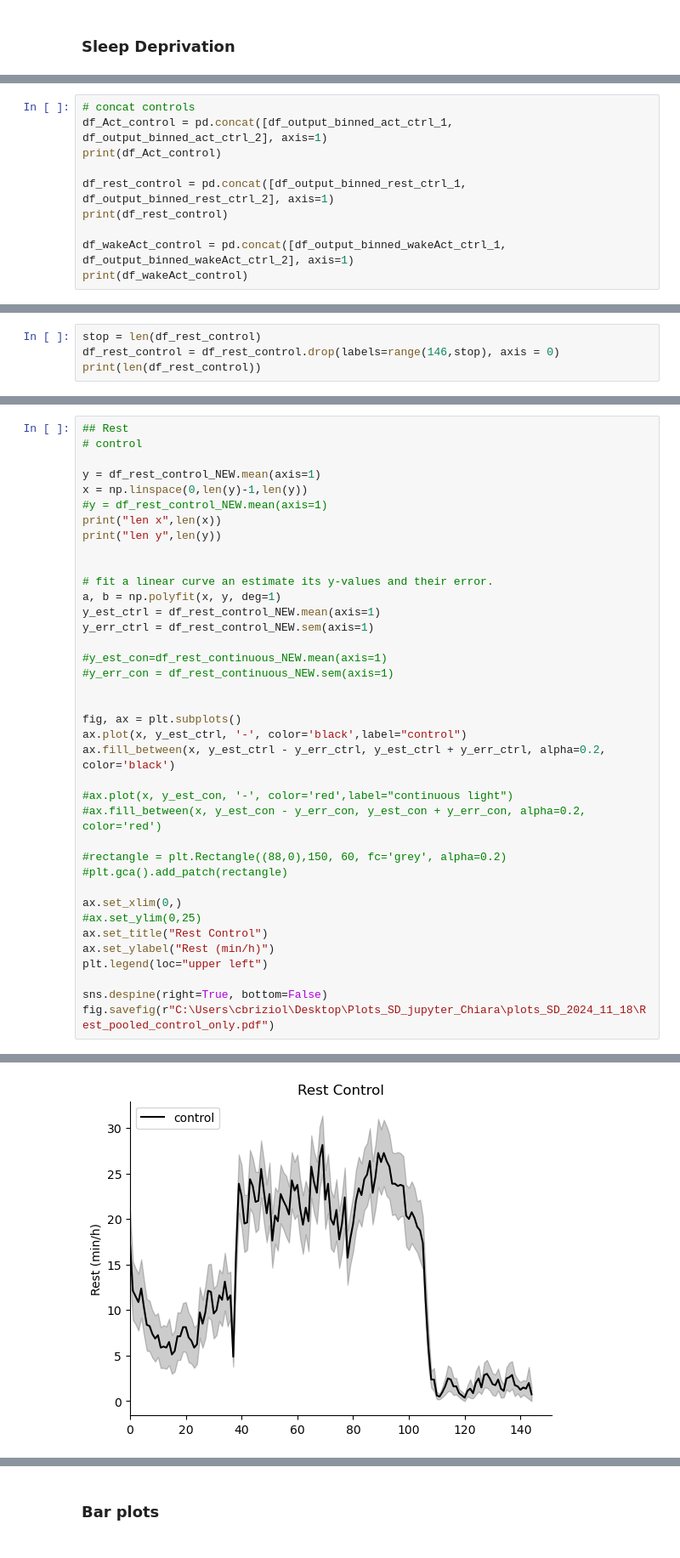
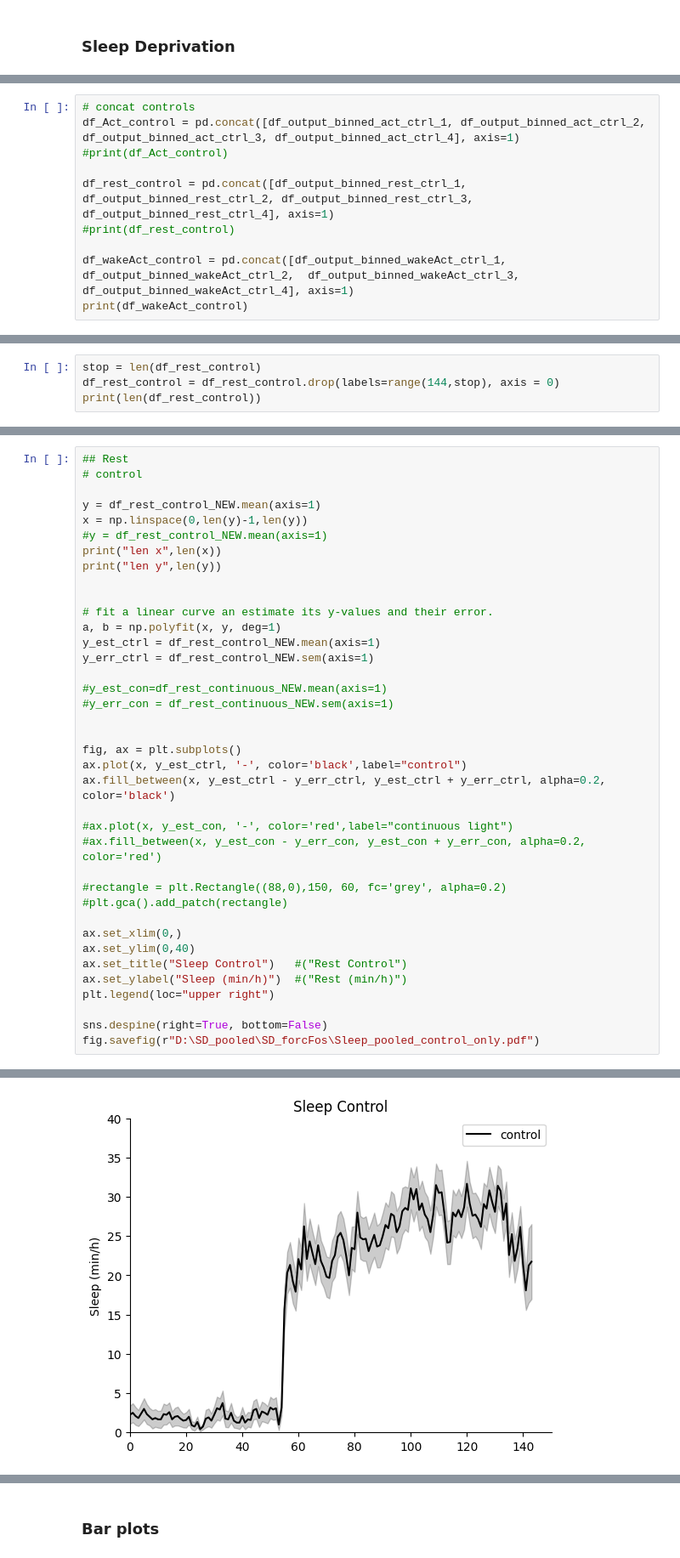
Before and after one commit to BeNeuroLIN/Sleep_Analysis, a Jupyter notebook: Paper_Sleep_Activity.ipynb, the cells around one changed output, grey strips where cells are left out. Shown at 85% size. Drawn from its saved outputs; the diff is of its cells as text.

```diff
--- a/Paper_Sleep_Activity.ipynb
+++ b/Paper_Sleep_Activity.ipynb
@@ -119,11 +247,11 @@ df_output_binned_wakeAct_cont_2 = pd.read_csv(r"C:\Users\cbriziol\Desktop\Sleep_
 # %%
 # concat controls
-df_Act_control = pd.concat([df_output_binned_act_ctrl_1, df_output_binned_act_ctrl_2], axis=1)
-print(df_Act_control)
+df_Act_control = pd.concat([df_output_binned_act_ctrl_1, df_output_binned_act_ctrl_2, df_output_binned_act_ctrl_3, df_output_binned_act_ctrl_4], axis=1)
+#print(df_Act_control)
 
-df_rest_control = pd.concat([df_output_binned_rest_ctrl_1, df_output_binned_rest_ctrl_2], axis=1)
-print(df_rest_control)
+df_rest_control = pd.concat([df_output_binned_rest_ctrl_1, df_output_binned_rest_ctrl_2, df_output_binned_rest_ctrl_3, df_output_binned_rest_ctrl_4], axis=1)
+#print(df_rest_control)
 
-df_wakeAct_control = pd.concat([df_output_binned_wakeAct_ctrl_1, df_output_binned_wakeAct_ctrl_2], axis=1)
+df_wakeAct_control = pd.concat([df_output_binned_wakeAct_ctrl_1, df_output_binned_wakeAct_ctrl_2,  df_output_binned_wakeAct_ctrl_3, df_output_binned_wakeAct_ctrl_4], axis=1)
 print(df_wakeAct_control)
 # %% [output]
@@ -176,4 +287,0 @@ print(df_wakeAct_lightpulses)
-# %%
-stop = len(df_rest_control)
-df_rest_control = df_rest_control.drop(labels=range(146,stop), axis = 0)
-print(len(df_rest_control))
@@ -181,0 +288,4 @@ print(len(df_rest_control))
+# %%
+stop = len(df_rest_control)
+df_rest_control = df_rest_control.drop(labels=range(144,stop), axis = 0)
+print(len(df_rest_control))
@@ -246,11 +388,11 @@ ax.fill_between(x, y_est_ctrl - y_err_ctrl, y_est_ctrl + y_err_ctrl, alpha=0.2,
 #plt.gca().add_patch(rectangle)
 
 ax.set_xlim(0,)
-#ax.set_ylim(0,25)
-ax.set_title("Rest Control")
-ax.set_ylabel("Rest (min/h)")
-plt.legend(loc="upper left")
+ax.set_ylim(0,40)
+ax.set_title("Sleep Control")   #("Rest Control")
+ax.set_ylabel("Sleep (min/h)")  #("Rest (min/h)")
+plt.legend(loc="upper right")
 
 sns.despine(right=True, bottom=False)
-fig.savefig(r"C:\Users\cbriziol\Desktop\Plots_SD_jupyter_Chiara\plots_SD_2024_11_18\Rest_pooled_control_only.pdf")
+fig.savefig(r"D:\SD_pooled\SD_forcFos\Sleep_pooled_control_only.pdf")
 # %% [output]
@@ -259,4 +401,4 @@ len y 145
-[figure, old version]
+[figure, new version]
 # %%
 ## Rest
 # SD
```
Also changed, not shown: parts of 126 cells of this notebook.
